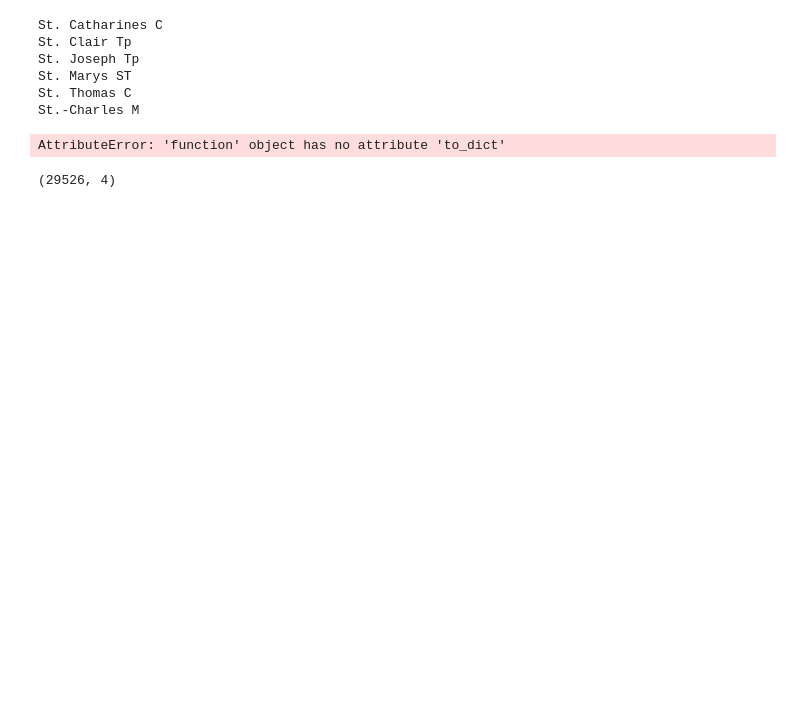
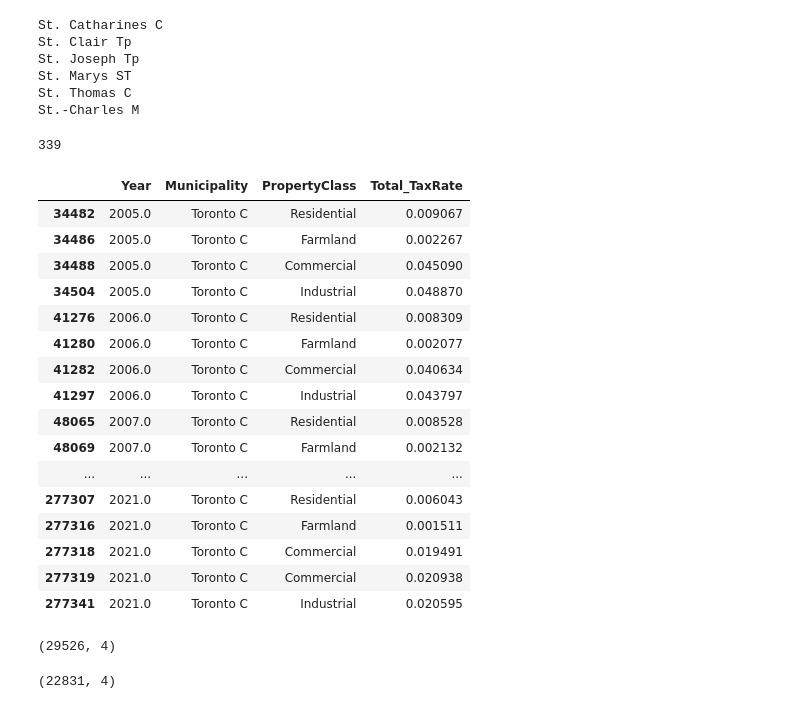
Before and after one commit to ddsarai/propertTax_comps, a Jupyter notebook: GTA_ptax_2011_2021.ipynb, the cells around one changed output. Cells and saved outputs as stored; diff of their text form; code cells hidden in the pictures; blank space fills up the shorter version.

Commit message:
Added Basic Error handling

```diff
--- a/GTA_ptax_2011_2021.ipynb
+++ b/GTA_ptax_2011_2021.ipynb
@@ -310,4 +310,4 @@ len(combine_frame['Municipality'].value_counts())
 # %% [output]
 478
 # %%
-y=combine_frame['Municipality'].value_counts().sort_index()
+v_counts=combine_frame['Municipality'].value_counts()
@@ -334,6 +339,6 @@ Name: Municipality, dtype: int64
 # %%
 st = []
-for muni in y.index:
+for muni in v_counts.index:
     if muni[:3] == 'St.':
         print(muni)
         st.append(muni)
@@ -349,13 +354,43 @@ for muni in st:
     combine_frame.loc[combine_frame['Municipality'] == muni, 'Municipality'] = 'St'+muni[3:]
 # %%
 combine_frame.loc[combine_frame['Municipality'] == 'Sault Ste. Marie C', 'Municipality'] = 'Sault Ste Marie C'
-# %%
-y = combine_frame['Municipality'].value_counts().sort_index
-y.to_dict()
-# %% [output]
-AttributeError: 'function' object has no attribute 'to_dict'
+# %%
+municipalities = []
+for muni_i, muni_v in y.items():
+    if (muni_v > 68) or (muni_v < 60):
+        pass
+    else:
+        municipalities.append(muni_i)
+
+len(municipalities)
+# %% [output]
+339
+# %%
+combine_frame[combine_frame['Municipality'] == 'Toronto C']
+# %% [output]
+|  | Year | Municipality | PropertyClass | Total_TaxRate |
+| 34482 | 2005.0 | Toronto C | Residential | 0.009067 |
+| 34486 | 2005.0 | Toronto C | Farmland | 0.002267 |
+| 34488 | 2005.0 | Toronto C | Commercial | 0.045090 |
+| 34504 | 2005.0 | Toronto C | Industrial | 0.048870 |
+| 41276 | 2006.0 | Toronto C | Residential | 0.008309 |
+| 41280 | 2006.0 | Toronto C | Farmland | 0.002077 |
+| 41282 | 2006.0 | Toronto C | Commercial | 0.040634 |
+| 41297 | 2006.0 | Toronto C | Industrial | 0.043797 |
+| 48065 | 2007.0 | Toronto C | Residential | 0.008528 |
+| 48069 | 2007.0 | Toronto C | Farmland | 0.002132 |
+| ... | ... | ... | ... | ... |
+| 277307 | 2021.0 | Toronto C | Residential | 0.006043 |
+| 277316 | 2021.0 | Toronto C | Farmland | 0.001511 |
+| 277318 | 2021.0 | Toronto C | Commercial | 0.019491 |
+| 277319 | 2021.0 | Toronto C | Commercial | 0.020938 |
+| 277341 | 2021.0 | Toronto C | Industrial | 0.020595 |
 # %%
 #659*4*20
 combine_frame.shape
 # %% [output]
 (29526, 4)
+# %%
+combine_frame[combine_frame['Municipality'].isin(municipalities)].shape
+# %% [output]
+(22831, 4)
```
Also changed, not shown: parts of 2 cells of this notebook, 1 other file.
